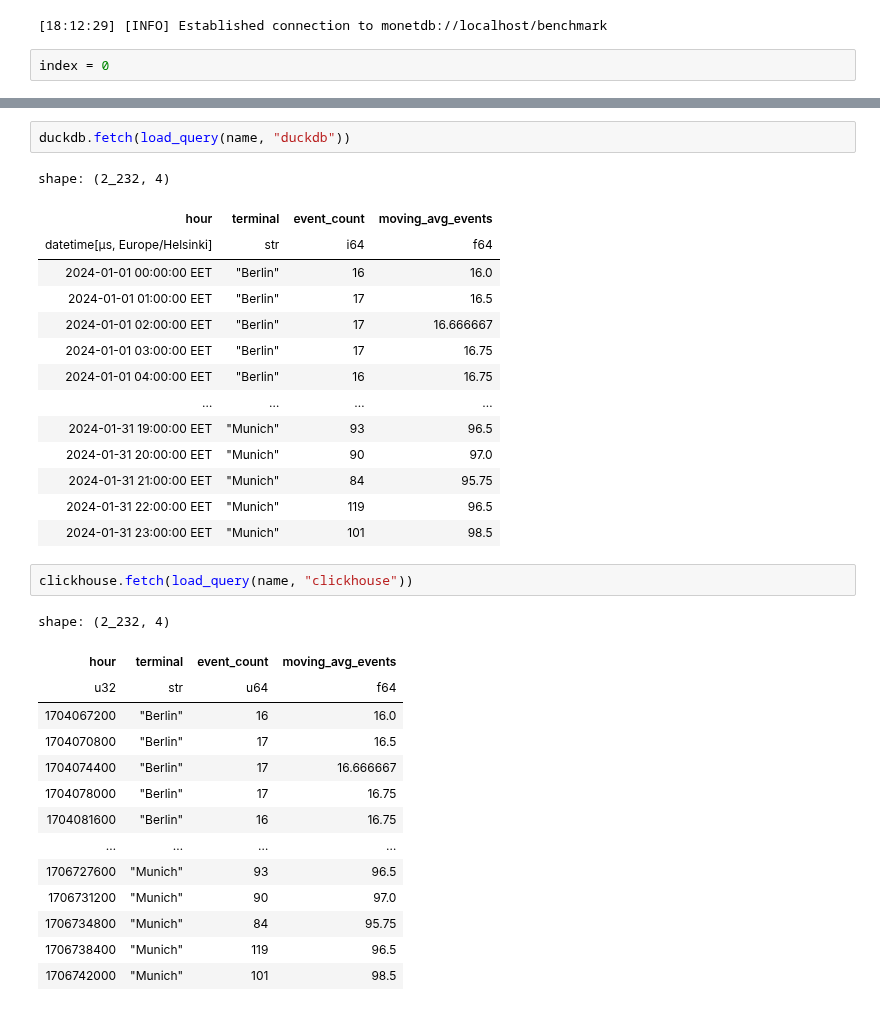
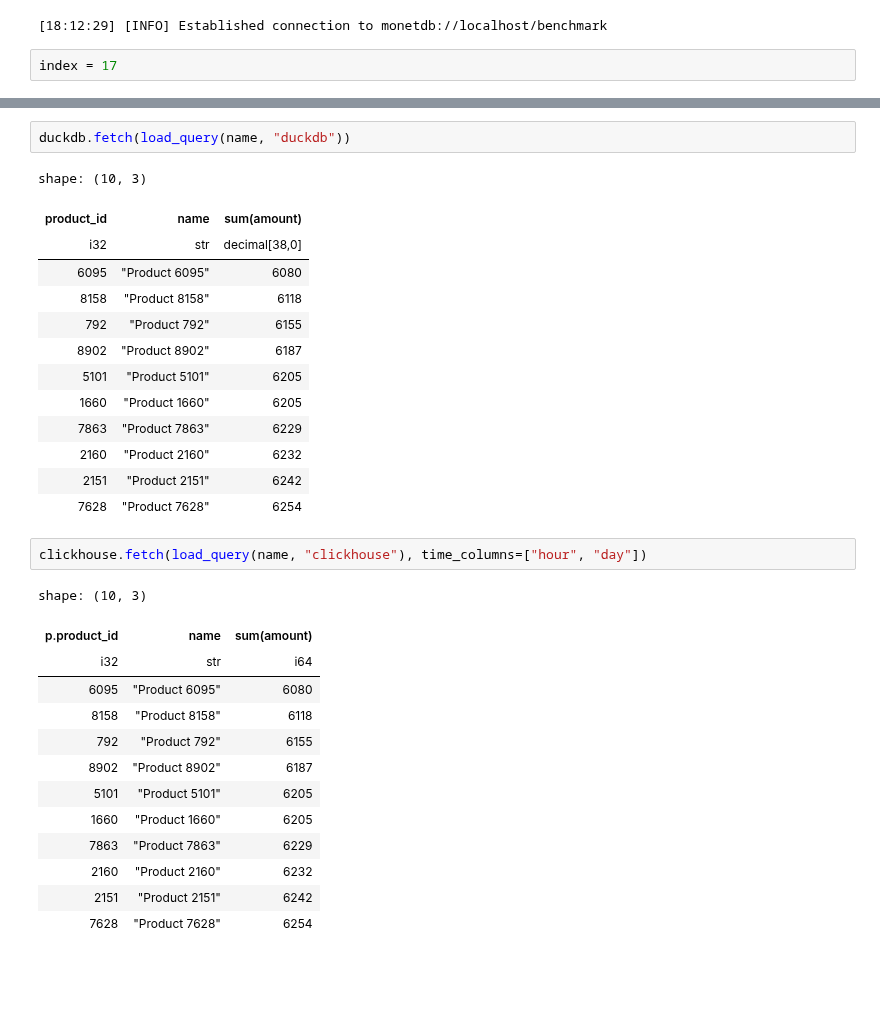
Before and after one commit to wlaur/olap-benchmarks, a Jupyter notebook: notebooks/rtabench.ipynb, the cells around one changed output, grey strips where cells are left out. Drawn from its saved outputs; the diff is of its cells as text; blank space fills up the shorter version.

Commit message:
test some clickhouse queries

```diff
--- a/notebooks/rtabench.ipynb
+++ b/notebooks/rtabench.ipynb
@@ -110,7 +110,7 @@ monetdb.rollback()
 # %% [output]
 [18:12:29] [INFO] Established connection to monetdb://localhost/benchmark
 # %%
-index = 0
+index = 17
 # %%
 name = queries[index]
 
@@ -136,37 +135,35 @@ shape: (2_232, 4)
 # %%
 duckdb.fetch(load_query(name, "duckdb"))
 # %% [output]
-shape: (2_232, 4)
+shape: (10, 3)
-| hour | terminal | event_count | moving_avg_events |
-| datetime[μs, Europe/Helsinki] | str | i64 | f64 |
-| 2024-01-01 00:00:00 EET | "Berlin" | 16 | 16.0 |
-| 2024-01-01 01:00:00 EET | "Berlin" | 17 | 16.5 |
-| 2024-01-01 02:00:00 EET | "Berlin" | 17 | 16.666667 |
-| 2024-01-01 03:00:00 EET | "Berlin" | 17 | 16.75 |
-| 2024-01-01 04:00:00 EET | "Berlin" | 16 | 16.75 |
-| … | … | … | … |
-| 2024-01-31 19:00:00 EET | "Munich" | 93 | 96.5 |
-| 2024-01-31 20:00:00 EET | "Munich" | 90 | 97.0 |
-| 2024-01-31 21:00:00 EET | "Munich" | 84 | 95.75 |
-| 2024-01-31 22:00:00 EET | "Munich" | 119 | 96.5 |
-| 2024-01-31 23:00:00 EET | "Munich" | 101 | 98.5 |
+| product_id | name | sum(amount) |
+| i32 | str | decimal[38,0] |
+| 6095 | "Product 6095" | 6080 |
+| 8158 | "Product 8158" | 6118 |
+| 792 | "Product 792" | 6155 |
+| 8902 | "Product 8902" | 6187 |
+| 5101 | "Product 5101" | 6205 |
+| 1660 | "Product 1660" | 6205 |
+| 7863 | "Product 7863" | 6229 |
+| 2160 | "Product 2160" | 6232 |
+| 2151 | "Product 2151" | 6242 |
+| 7628 | "Product 7628" | 6254 |
 # %%
-clickhouse.fetch(load_query(name, "clickhouse"))
+clickhouse.fetch(load_query(name, "clickhouse"), time_columns=["hour", "day"])
 # %% [output]
-shape: (2_232, 4)
+shape: (10, 3)
-| hour | terminal | event_count | moving_avg_events |
-| u32 | str | u64 | f64 |
-| 1704067200 | "Berlin" | 16 | 16.0 |
-| 1704070800 | "Berlin" | 17 | 16.5 |
-| 1704074400 | "Berlin" | 17 | 16.666667 |
-| 1704078000 | "Berlin" | 17 | 16.75 |
-| 1704081600 | "Berlin" | 16 | 16.75 |
-| … | … | … | … |
-| 1706727600 | "Munich" | 93 | 96.5 |
-| 1706731200 | "Munich" | 90 | 97.0 |
-| 1706734800 | "Munich" | 84 | 95.75 |
-| 1706738400 | "Munich" | 119 | 96.5 |
-| 1706742000 | "Munich" | 101 | 98.5 |
+| p.product_id | name | sum(amount) |
+| i32 | str | i64 |
+| 6095 | "Product 6095" | 6080 |
+| 8158 | "Product 8158" | 6118 |
+| 792 | "Product 792" | 6155 |
+| 8902 | "Product 8902" | 6187 |
+| 5101 | "Product 5101" | 6205 |
+| 1660 | "Product 1660" | 6205 |
+| 7863 | "Product 7863" | 6229 |
+| 2160 | "Product 2160" | 6232 |
+| 2151 | "Product 2151" | 6242 |
+| 7628 | "Product 7628" | 6254 |
 # %%
 %%timeit
 
```
Also changed, not shown: parts of 4 cells of this notebook, 1 other file.
